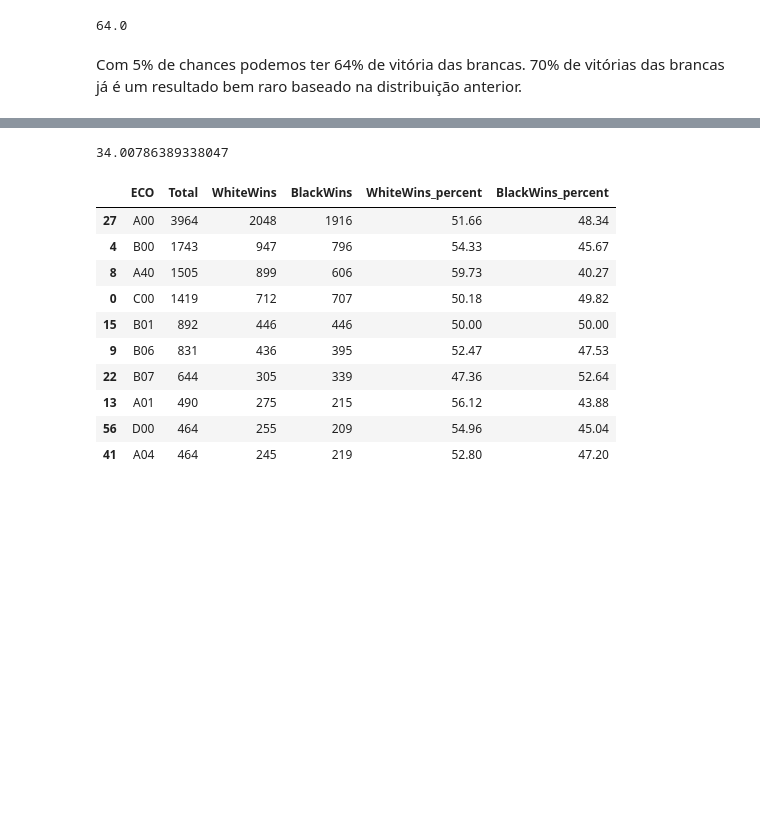
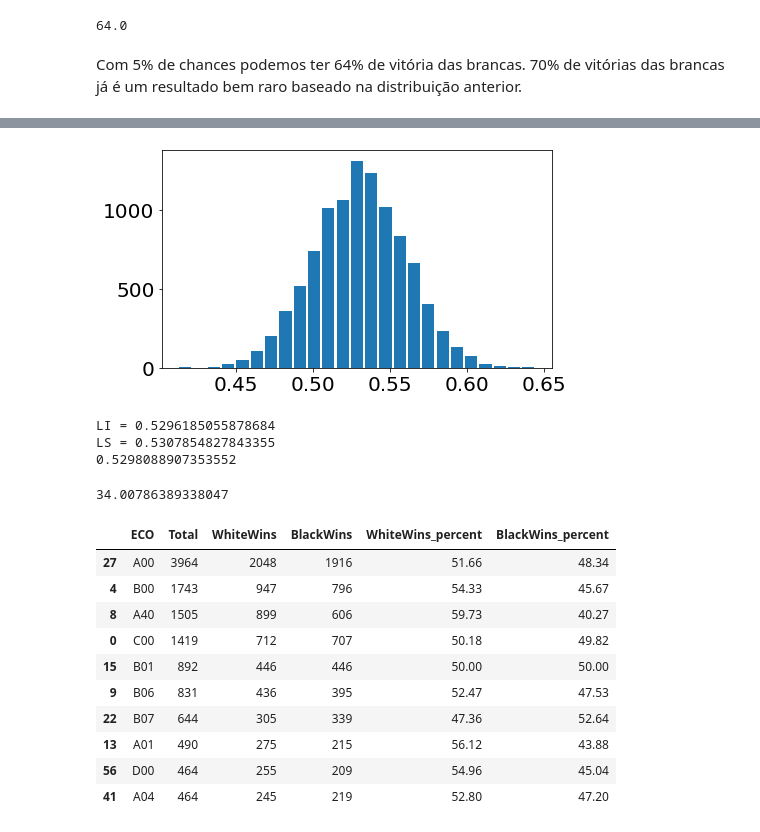
Before and after one commit to otavioml/Chess-Data-Analysis, a Jupyter notebook: Chess_Data_Analysis.ipynb, the cells around one changed output, grey strips where cells are left out. Saved outputs shown, nothing was run; the diff lists cells and outputs as text; code cells hidden in the pictures; blank space fills up the shorter version.

Commit message:
Bootstrap com aberturas randomizadas

```diff
--- a/Chess_Data_Analysis.ipynb
+++ b/Chess_Data_Analysis.ipynb
@@ -214,4 +214,35 @@ LS = 0.5305062151747808
 0.5298088907353552
+# %%
+import random
+
+aberturas = list(df['ECO'].unique())
+df_randomizado = df.copy()
+df_randomizado['RANDOM_ECO'] = pd.Series(random.choices(aberturas, k = len(df_randomizado)))
+df_randomizado.head()
+
+size = 300
+n = 10000
+partidas = np.zeros(n)
+for i in range(n):
+  sample = df_randomizado.sample(size, replace=True)
+  df_aux = sample[sample['Winner'] != 'Draw'].groupby('Winner').count()['RANDOM_ECO']
+  partidas[i] = df_aux[1]/df_aux.sum()
+plt.figure(figsize=(7,4))
+plt.hist(partidas, bins=25, rwidth=0.85)
+plt.show()
+# %% [output]
+[figure, added]
+# %%
+alpha = 0.95
+X = partidas
+LI = X.mean() - ss.norm.ppf(alpha+(1-alpha)/2).round(2) * (X.std(ddof=1) / np.sqrt(n))
+LS = X.mean() + ss.norm.ppf(alpha+(1-alpha)/2).round(2) * (X.std(ddof=1) / np.sqrt(n))
+print(f'LI = {LI} \nLS = {LS}')
+print(est_test)
+# %% [output]
+LI = 0.5296185055878684
+LS = 0.5307854827843355
+0.5298088907353552
 # %%
 """A função lista em um dataframe, as 10 aberturas mais utilizadas
 e a porcentagem de vitórias de cada cor com ela
```
Also changed, not shown: parts of 4 cells of this notebook.
